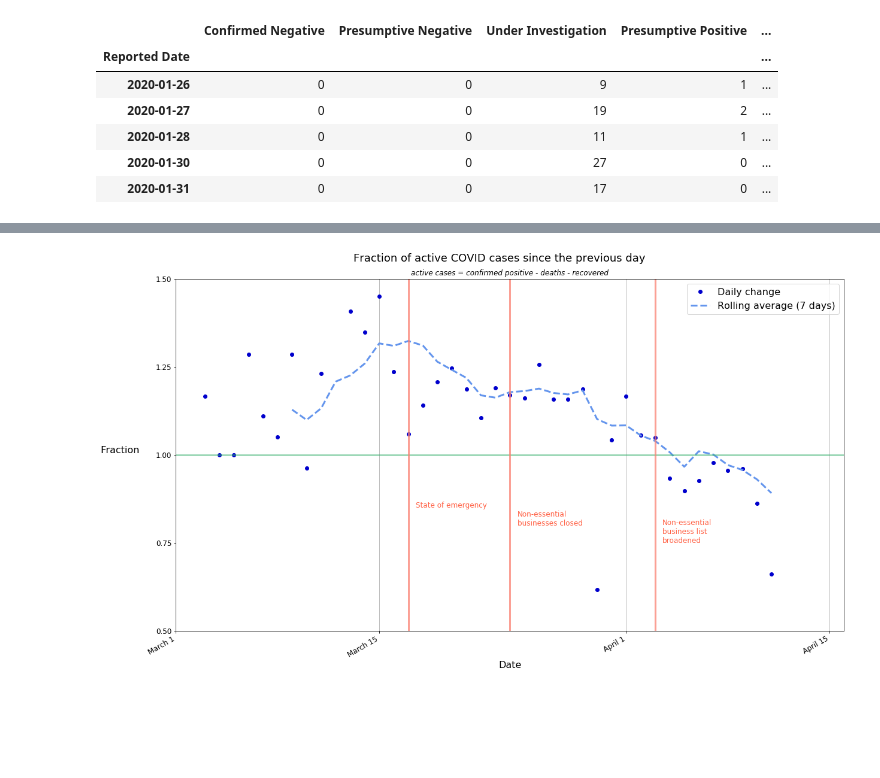
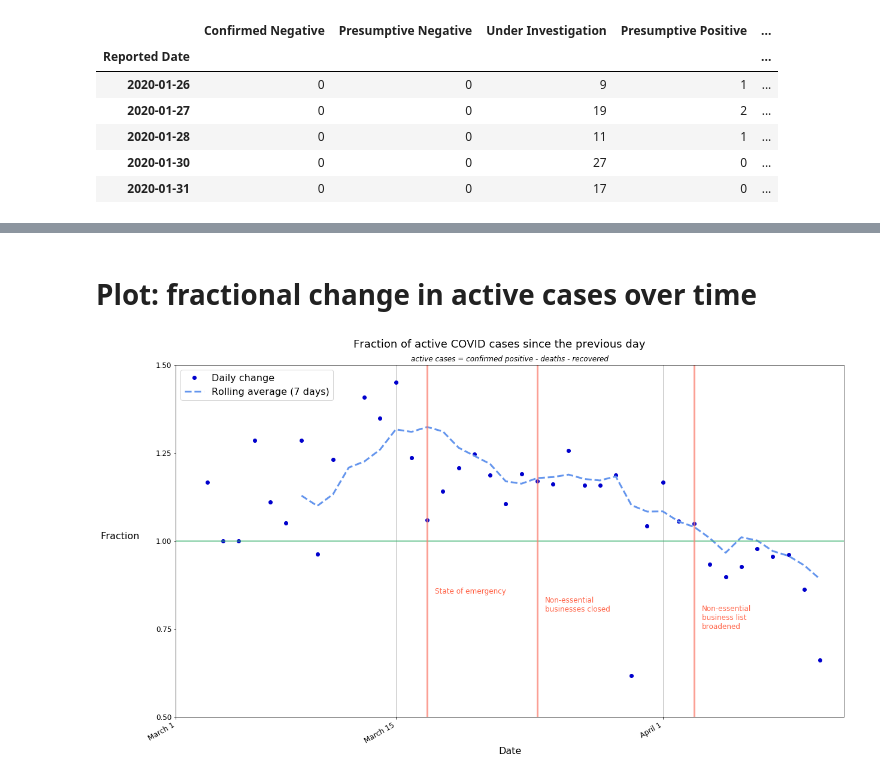
Before and after one commit to rlwelch/covid-ontario, a Jupyter notebook: covid_ontario/covid_ontario_investigation.ipynb, the cells around one changed output, grey strips where cells are left out. Cells and saved outputs as stored; diff of their text form; code cells hidden in the pictures; blank space fills up the shorter version.

```diff
--- a/covid_ontario/covid_ontario_investigation.ipynb
+++ b/covid_ontario/covid_ontario_investigation.ipynb
@@ -8,4 +12,0 @@ plt.rcParams['figure.figsize'] = [20, 12]
-# %%
-data_path = "data/covidtesting.csv"
-with open(data_path, "r") as f:
-     tests = pd.read_csv(f)
@@ -12,10 +49,29 @@ with open(data_path, "r") as f:
 # %%
-def clean_test_data(df):
+def clean_test_data(tests):
+    """
+    Clean the case data.
+
+    Parameters
+    ==========
+    tests: DataFrame
+        The COVID case count data.
+
+    Return
+    ======
+    tests_cleaned: DataFrame
+        The COVID case count data, cleaned.
+    """
+    df = tests.copy()
     df = df.set_index("Reported Date")
+    df.index = pd.to_datetime(df.index)
     df = df.fillna(0)
     df = df.astype(int)
-    df.index = pd.to_datetime(df.index)
-    return df
+    tests_cleaned = df
+    return tests_cleaned
+# %%
+filename_test_data = fetch_test_data()
+# %%
+tests = load_test_data(filename_test_data)
 # %%
 tests = clean_test_data(tests)
 # %%
@@ -41,3 +108,5 @@ Index(['Confirmed Negative', 'Presumptive Negative', 'Under Investigation',
+# %% [markdown]
+# Plot: fractional change in active cases over time
 # %%
 metrics = pd.DataFrame()
 # %%
@@ -65,7 +134,7 @@ government_interventions = [
 ]
 # %%
 df = metrics
-x = pd.to_datetime(df.index)
+x = df.index
 y = df["d_active"]
 y_avg = y.rolling(7).mean()
 
@@ -83,9 +152,12 @@ ax.axhline(1,
            alpha=0.5,
           linewidth=3)
 
+small_font = 12
+medium_font = 16
+large_font = 18
 
 ax.set_ylim(0.5, 1.5)
-ax.set_xlim(pd.to_datetime(["2020-03-01", "2020-04-16"]))
+ax.set_xlim(pd.to_datetime(["2020-03-01", 'now']))
 
 # Plot government interventions
 trans = ax.get_xaxis_transform()
@@ -94,35 +166,31 @@ y_pos_diff = 0.05
 x_pos_pad = pd.Timedelta(days=0.5)
 for n, intervention in enumerate(government_interventions):
     x_pos = pd.to_datetime(intervention["date"])
     y_pos = y_pos_initial - n * y_pos_diff
     ax.axvline(x_pos, color="salmon", linewidth=3, alpha=0.75)
     plt.text(
         x_pos + x_pos_pad,
         y_pos,
         intervention["action"],
         fontsize=small_font,
         color="tomato",
         transform=trans
     )
 
-small_font = 12
-medium_font = 16
-large_font = 18
-
 fig.suptitle("Fraction of active COVID cases since the previous day", fontsize=large_font, y=0.93)
 ax.set_title("active cases = confirmed positive - deaths - recovered", fontsize=small_font, style="italic")
 ax.set_ylabel("Fraction", rotation=0, labelpad=60, fontsize=medium_font)
 ax.set_xlabel("Date", fontsize=medium_font)
 ax.tick_params(labelsize=small_font)
 ax.legend(fontsize=medium_font, fancybox=True)
 
 ax.yaxis.set_major_locator(ticker.MultipleLocator(0.25))
 
 ax.xaxis.set_major_formatter(mdates.DateFormatter("%B %-d"))
 ax.xaxis.set_major_locator(mdates.DayLocator([1,15]))
 ax.xaxis.grid(True, which="major")
 
 fig.autofmt_xdate()
 plt.show()
 # %% [output]
-[figure, old version]
+[figure, new version]
```
Also changed, not shown: parts of 16 cells of this notebook.
